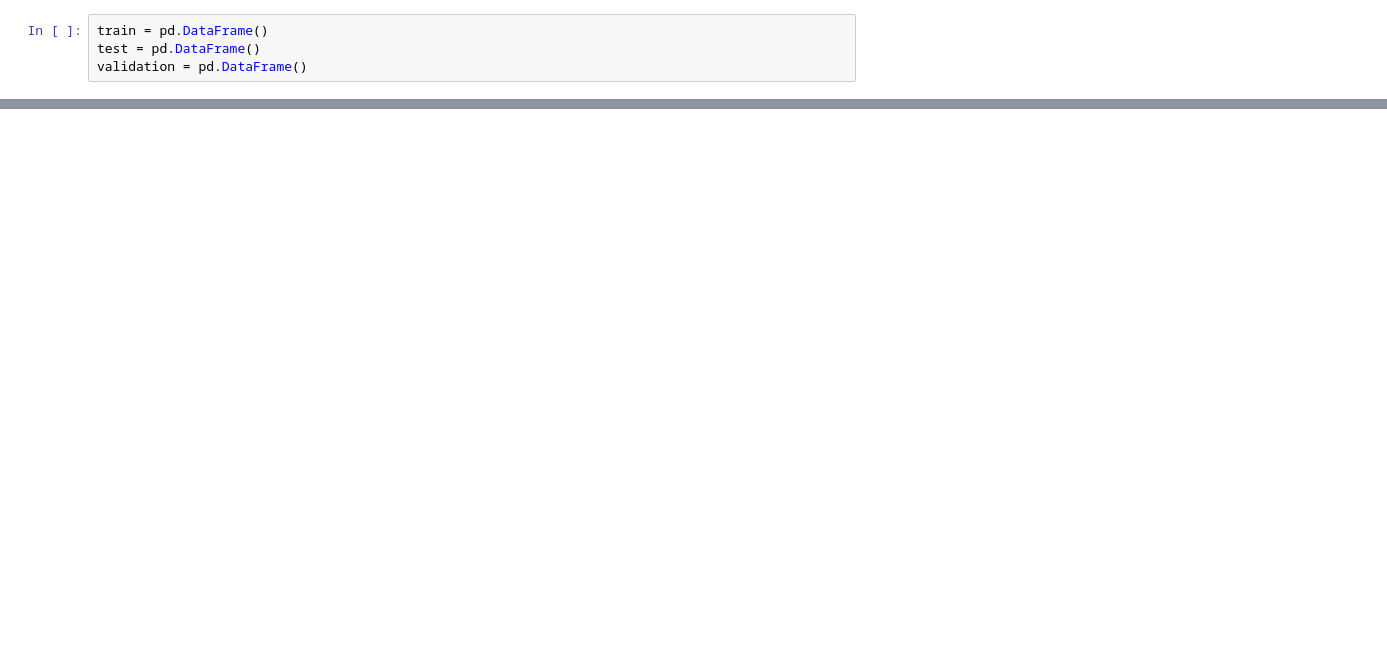
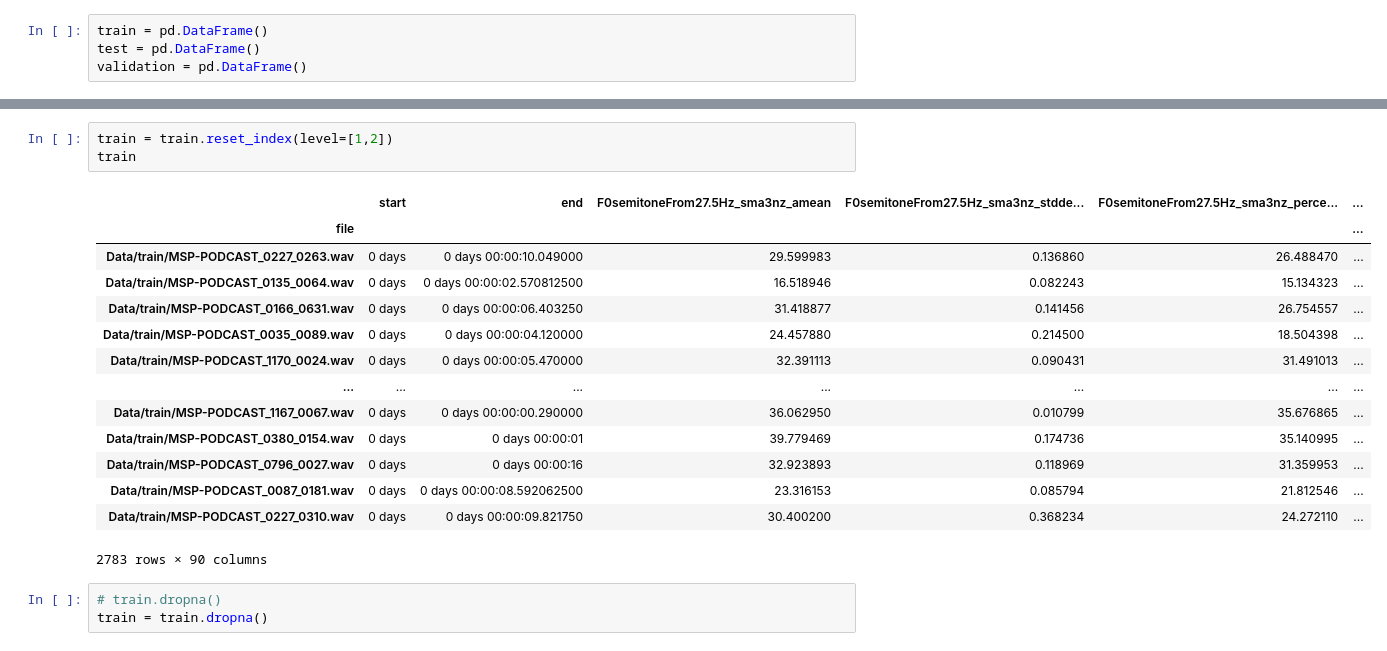
Before and after one commit to eddie8615/ABI_research, a Jupyter notebook: Data Preprocessing.ipynb, the cells around one changed output, grey strips where cells are left out. Drawn from its saved outputs; the diff is of its cells as text; blank space fills up the shorter version.

```diff
--- a/Data Preprocessing.ipynb
+++ b/Data Preprocessing.ipynb
@@ -24,0 +67,21 @@ validation = pd.DataFrame()
+# %%
+train = train.reset_index(level=[1,2])
+train
+# %% [output]
+|  | start | end | F0semitoneFrom27.5Hz_sma3nz_amean | F0semitoneFrom27.5Hz_sma3nz_stdde... | F0semitoneFrom27.5Hz_sma3nz_perce... | ... |
+| file |  |  |  |  |  | ... |
+| Data/train/MSP-PODCAST_0227_0263.wav | 0 days | 0 days 00:00:10.049000 | 29.599983 | 0.136860 | 26.488470 | ... |
+| Data/train/MSP-PODCAST_0135_0064.wav | 0 days | 0 days 00:00:02.570812500 | 16.518946 | 0.082243 | 15.134323 | ... |
+| Data/train/MSP-PODCAST_0166_0631.wav | 0 days | 0 days 00:00:06.403250 | 31.418877 | 0.141456 | 26.754557 | ... |
+| Data/train/MSP-PODCAST_0035_0089.wav | 0 days | 0 days 00:00:04.120000 | 24.457880 | 0.214500 | 18.504398 | ... |
+| Data/train/MSP-PODCAST_1170_0024.wav | 0 days | 0 days 00:00:05.470000 | 32.391113 | 0.090431 | 31.491013 | ... |
+| ... | ... | ... | ... | ... | ... | ... |
+| Data/train/MSP-PODCAST_1167_0067.wav | 0 days | 0 days 00:00:00.290000 | 36.062950 | 0.010799 | 35.676865 | ... |
+| Data/train/MSP-PODCAST_0380_0154.wav | 0 days | 0 days 00:00:01 | 39.779469 | 0.174736 | 35.140995 | ... |
+| Data/train/MSP-PODCAST_0796_0027.wav | 0 days | 0 days 00:00:16 | 32.923893 | 0.118969 | 31.359953 | ... |
+| Data/train/MSP-PODCAST_0087_0181.wav | 0 days | 0 days 00:00:08.592062500 | 23.316153 | 0.085794 | 21.812546 | ... |
+| Data/train/MSP-PODCAST_0227_0310.wav | 0 days | 0 days 00:00:09.821750 | 30.400200 | 0.368234 | 24.272110 | ... |
+2783 rows × 90 columns
+# %%
+# train.dropna()
+train = train.dropna()
```
Also changed, not shown: parts of 18 cells of this notebook, 1 other file.
